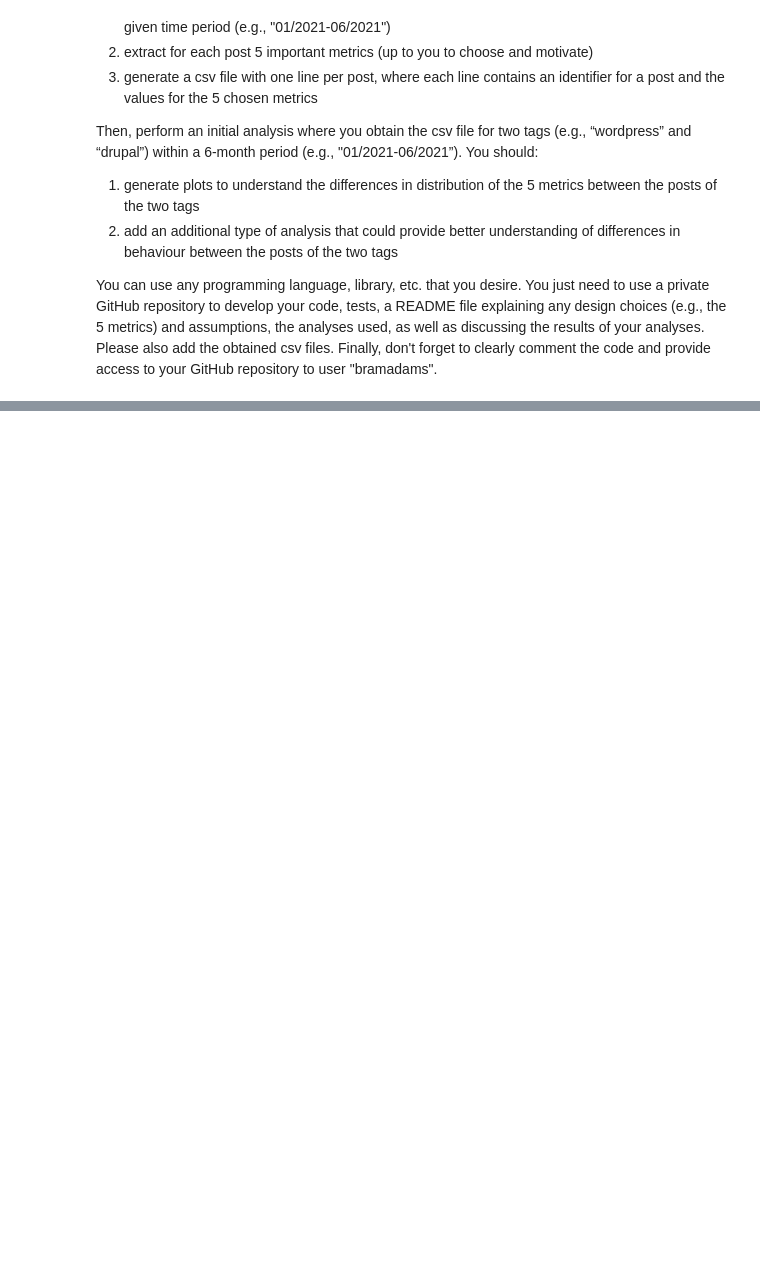
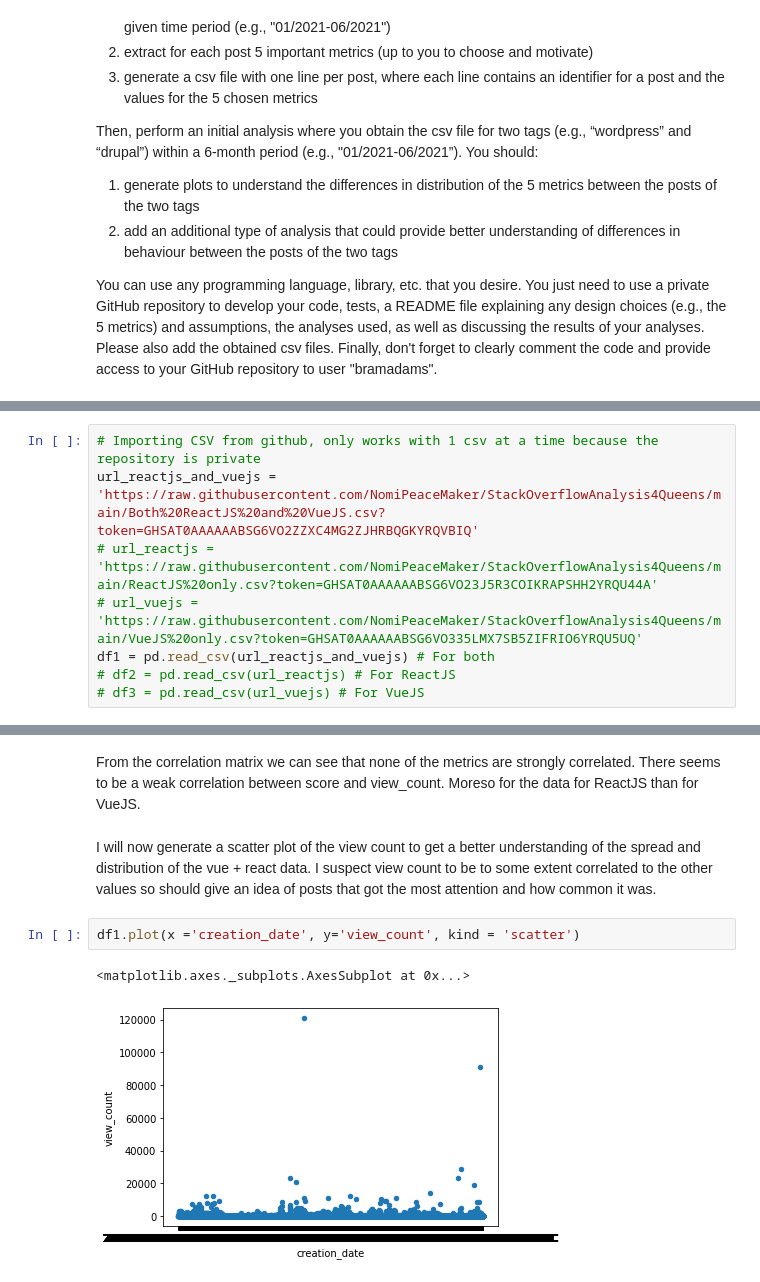
Before and after one commit to NomiPeaceMaker/StackOverflowAnalysis4Queens, a Jupyter notebook: StackOverflowDataAnalysis.ipynb, the cells around one changed output, grey strips where cells are left out. Drawn from its saved outputs; the diff is of its cells as text; blank space fills up the shorter version.

```diff
--- a/StackOverflowDataAnalysis.ipynb
+++ b/StackOverflowDataAnalysis.ipynb
@@ -15,0 +59,8 @@ I am getting the posts from https://www.kaggle.com/stackoverflow/stackoverflow?s
+# %%
+# Importing CSV from github, only works with 1 csv at a time because the repository is private
+url_reactjs_and_vuejs = 'https://raw.githubusercontent.com/NomiPeaceMaker/StackOverflowAnalysis4Queens/main/Both%20ReactJS%20and%20VueJS.csv?token=GHSAT0AAAAAABSG6VO2ZZXC4MG2ZJHRBQGKYRQVBIQ'
+# url_reactjs = 'https://raw.githubusercontent.com/NomiPeaceMaker/StackOverflowAnalysis4Queens/main/ReactJS%20only.csv?token=GHSAT0AAAAAABSG6VO23J5R3COIKRAPSHH2YRQU44A'
+# url_vuejs = 'https://raw.githubusercontent.com/NomiPeaceMaker/StackOverflowAnalysis4Queens/main/VueJS%20only.csv?token=GHSAT0AAAAAABSG6VO335LMX7SB5ZIFRIO6YRQU5UQ'
+df1 = pd.read_csv(url_reactjs_and_vuejs) # For both
+# df2 = pd.read_csv(url_reactjs) # For ReactJS
+# df3 = pd.read_csv(url_vuejs) # For VueJS
@@ -15,0 +149,9 @@ I am getting the posts from https://www.kaggle.com/stackoverflow/stackoverflow?s
+# %% [markdown]
+From the correlation matrix we can see that none of the metrics are strongly correlated. There seems to be a weak correlation between score and view_count. Moreso for the data for ReactJS than for VueJS.
+# %% [markdown]
+I will now generate a scatter plot of the view count to get a better understanding of the spread and distribution of the vue + react data. I suspect view count to be to some extent correlated to the other values so should give an idea of posts that got the most attention and how common it was.
+# %%
+df1.plot(x ='creation_date', y='view_count', kind = 'scatter')
+# %% [output]
+<matplotlib.axes._subplots.AxesSubplot at 0x...>
+[figure, added]
```
Also changed, not shown: parts of 67 cells of this notebook.
